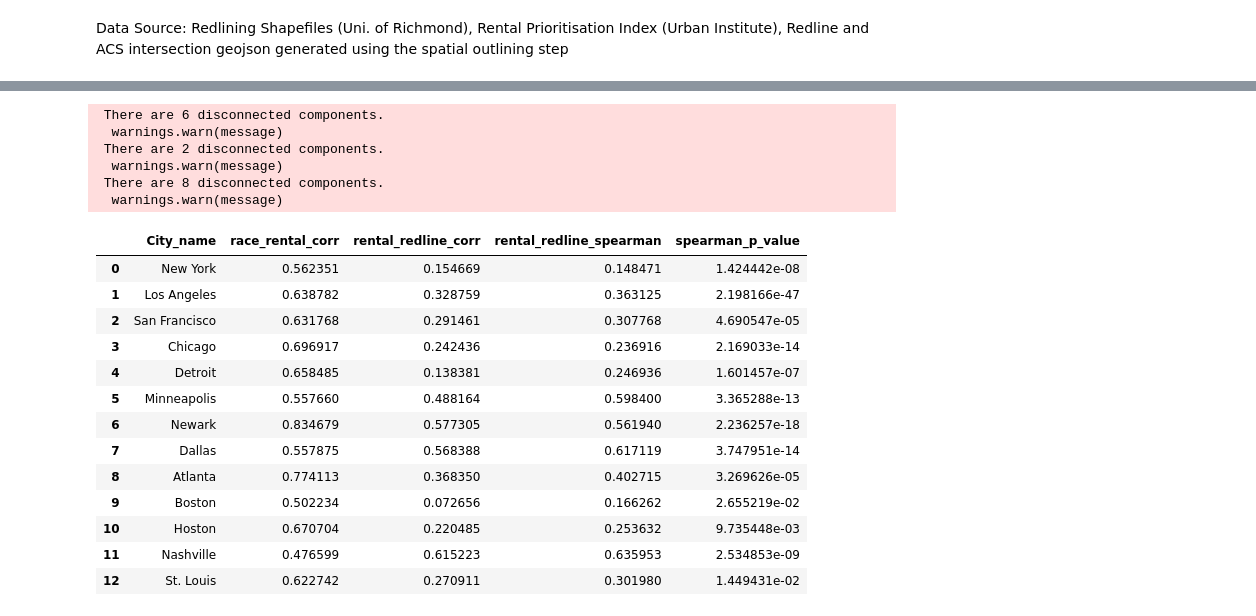
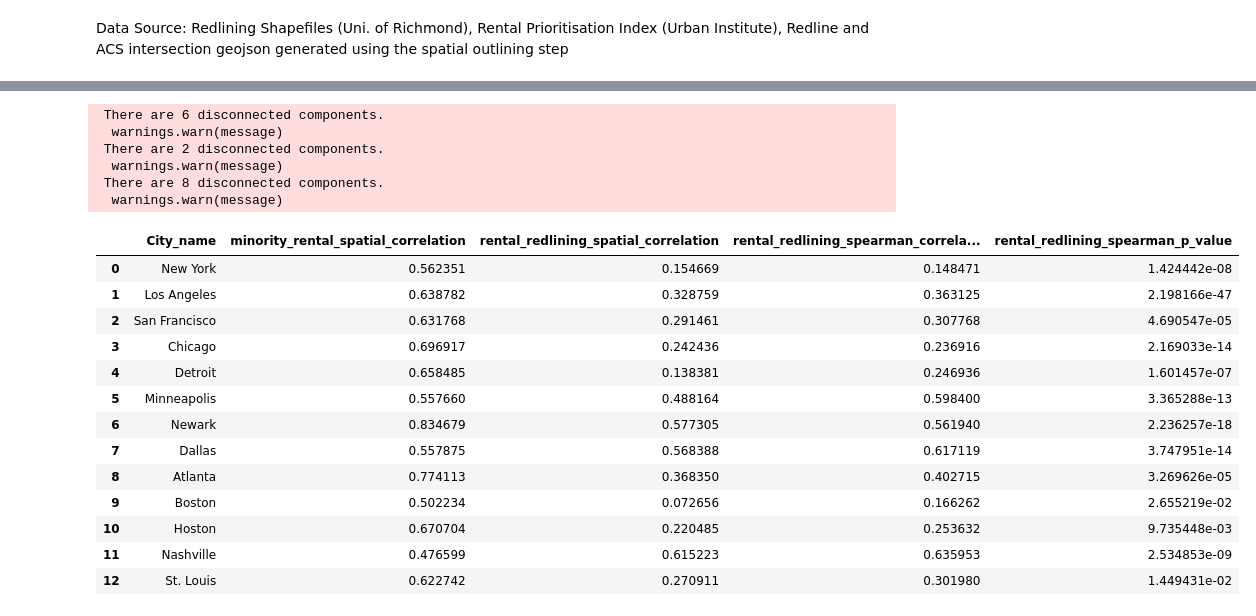
Before and after one commit to mjumbewu/COVIDRedlining, a Jupyter notebook: EDA/spatial_spearman_correlations_rent_redlining.ipynb, the cells around one changed output, grey strips where cells are left out. Cells and saved outputs as stored; diff of their text form; code cells hidden in the pictures.

```diff
--- a/EDA/spatial_spearman_correlations_rent_redlining.ipynb
+++ b/EDA/spatial_spearman_correlations_rent_redlining.ipynb
@@ -146,20 +150,21 @@ def rental_redline_corr(counties,state_rent_data,t=None,state_name=None):
     if(state_name!=None):
         county = county[(county['state_name']==state_name)]
 
+#Dropping islands with no spatial neighbors
     if t!=None:
         county = county.loc[~county.GEOID.isin(t)]
 
-    y = county['ordinal_value'].values
+    y = county['redlining_index'].values
     w = Queen.from_dataframe(county)
     w.transform = 'R'
-    x = county['total_index_quantile'].values
+    x = county['rental_assistance_index'].values
     moran = Moran(y,w)
     moran_loc = Moran_Local(y, w)
     moran_bv = Moran_BV(y, x, w)
     moran_loc_bv = Moran_Local_BV(y, x, w)
     # return(moran_bv.I)
     # print("Spearman Correlation Redline Index and Rental Assistance")
-    coef, p = spearmanr(county['total_index_quantile'], county['ordinal_value'])
+    coef, p = spearmanr(county['rental_assistance_index'], county['redlining_index'])
     return(moran_bv.I,coef,p)
 # %%
 #Function for calculating spatial correlation between rental index and minority populations
@@ -169,10 +174,10 @@ def correlation_racial_rental(counties,state_name=None,t=None):
         county = county[(county['state_name']==state_name)]
     if(t!=None):
         county = county.loc[~county.GEOID.isin(t)]
-    y = county['perc_person_of_color'].values
+    y = county['percentage_minority'].values
     w = Queen.from_dataframe(county)
     w.transform = 'R'
-    x = county['total_index_quantile'].values
+    x = county['rental_assistance_index'].values
     moran = Moran(y,w)
     moran_loc = Moran_Local(y, w)
     moran_bv = Moran_BV(y, x, w)
@@ -333,31 +338,32 @@ Spearman Correlation Redline Index and Rental Assistance
 # %%
 #Saving the output of correlation in a separate table
-correlation_table = pd.DataFrame(columns=['City_name', 'race_rental_corr','rental_redline_corr','rental_redline_spearman','spearman_p_value'])
+#Correlation_table columns include the following - minority_rental_spatial_correlation, rental_redlining_spatial_correlation, rental_redlining_spearman_correlation, rental_redlining_spearman_p_value
+correlation_table = pd.DataFrame(columns=['City_name', 'minority_rental_spatial_correlation','rental_redlining_spatial_correlation','rental_redlining_spearman_correlation','rental_redlining_spearman_p_value'])
 
 correlation_table.loc[len(correlation_table)]=['New York',correlation_racial_rental(['Kings County','Richmond County', 'Bronx County', ' Queens County', 'New York County'],None,['36061000100']),rental_redline_corr(['Kings County','Richmond County', 'Bronx County', ' Queens County', 'New York County'],ny_rent_data,['36061000100'])[0],rental_redline_corr(['Kings County','Richmond County', 'Bronx County', ' Queens County', 'New York County'],ny_rent_data,['36061000100'])[1],rental_redline_corr(['Kings County','Richmond County', 'Bronx County', ' Queens County', 'New York County'],ny_rent_data,['36061000100'])[2]]
 correlation_table.loc[len(correlation_table)]=['Los Angeles',correlation_racial_rental(['Los Angeles County']),rental_redline_corr(['Los Angeles County'],cali_rent_data,['6037401311'])[0],rental_redline_corr(['Los Angeles County'],cali_rent_data,['6037401311'])[1],rental_redline_corr(['Los Angeles County'],cali_rent_data,['6037401311'])[2]]
 correlation_table.loc[len(correlation_table)]=['San Francisco',correlation_racial_rental(['San Francisco County'],None,['06075980401']),rental_redline_corr(['San Francisco County'],cali_rent_data,['06075980401'])[0],rental_redline_corr(['San Francisco County'],cali_rent_data,['06075980401'])[1],rental_redline_corr(['San Francisco County'],cali_rent_data,['06075980401'])[2]]
 correlation_table.loc[len(correlation_table)]=['Chicago',correlation_racial_rental(['Cook County'],'Illinois'),rental_redline_corr(['Cook County'],chicago_rent_data,None,'Illinois')[0],rental_redline_corr(['Cook County'],chicago_rent_data,None,'Illinois')[1],rental_redline_corr(['Cook County'],chicago_rent_data,None,'Illinois')[2]]
 correlation_table.loc[len(correlation_table)]=['Detroit',correlation_racial_rental(['Wayne County'],'Michigan',['26163571800']),rental_redline_corr(['Wayne County'],detroit_rent_data,['26163571800'],'Michigan')[0],rental_redline_corr(['Wayne County'],detroit_rent_data,['26163571800'],'Michigan')[1],rental_redline_corr(['Wayne County'],detroit_rent_data,['26163571800'],'Michigan')[2]]
 correlation_table.loc[len(correlation_table)]=['Minneapolis',correlation_racial_rental(['Hennepin County']),rental_redline_corr(['Hennepin County'],minneapolis_rent_data)[0],rental_redline_corr(['Hennepin County'],minneapolis_rent_data)[1],rental_redline_corr(['Hennepin County'],minneapolis_rent_data)[2]]
 correlation_table.loc[len(correlation_table)]=['Newark',correlation_racial_rental(['Essex County'],'New Jersey'),rental_redline_corr(['Essex County'],newark_rent_data,None,'New Jersey')[0],rental_redline_corr(['Essex County'],newark_rent_data,None,'New Jersey')[1],rental_redline_corr(['Essex County'],newark_rent_data,None,'New Jersey')[2]]
 correlation_table.loc[len(correlation_table)]=['Dallas',correlation_racial_rental(['Dallas County'],'Texas'),rental_redline_corr(['Dallas County'],dallas_rent_data,None,'Texas')[0],rental_redline_corr(['Dallas County'],dallas_rent_data,None,'Texas')[1],rental_redline_corr(['Dallas County'],dallas_rent_data,None,'Texas')[2]]
 correlation_table.loc[len(correlation_table)]=['Atlanta',correlation_racial_rental(['Fulton County'],None,['12057980200']),rental_redline_corr(['Fulton County'],atlanta_rent_data,['12057980200'])[0],rental_redline_corr(['Fulton County'],atlanta_rent_data,['12057980200'])[1],rental_redline_corr(['Fulton County'],atlanta_rent_data,['12057980200'])[2]]
 correlation_table.loc[len(correlation_table)]=['Boston',correlation_racial_rental(['Suffolk County'],'Massachusetts'),rental_redline_corr(['Suffolk County'],boston_rent_data,None,'Massachusetts')[0],rental_redline_corr(['Suffolk County'],boston_rent_data,None,'Massachusetts')[1],rental_redline_corr(['Suffolk County'],boston_rent_data,None,'Massachusetts')[2]]
 correlation_table.loc[len(correlation_table)]=['Hoston',correlation_racial_rental(['Harris County'],'Texas'),rental_redline_corr(['Harris County'],houston_rent_data,None,'Texas')[0],rental_redline_corr(['Harris County'],houston_rent_data,None,'Texas')[1],rental_redline_corr(['Harris County'],houston_rent_data,None,'Texas')[2]]
 correlation_table.loc[len(correlation_table)]=['Nashville',correlation_racial_rental(['Davidson County'],'Tennessee'),rental_redline_corr(['Davidson County'],nashville_rent_data,None,'Tennessee')[0],rental_redline_corr(['Davidson County'],nashville_rent_data,None,'Tennessee')[1],rental_redline_corr(['Davidson County'],nashville_rent_data,None,'Tennessee')[2]]
 correlation_table.loc[len(correlation_table)]=['St. Louis',correlation_racial_rental(['St. Louis County']),rental_redline_corr(['St. Louis County'],stlouis_rent_data,None)[0],rental_redline_corr(['St. Louis County'],stlouis_rent_data,None)[1],rental_redline_corr(['St. Louis County'],stlouis_rent_data,None)[2]]
 
 
 correlation_table
 # %% [output]
  There are 6 disconnected components.
   warnings.warn(message)
  There are 2 disconnected components.
   warnings.warn(message)
  There are 8 disconnected components.
   warnings.warn(message)
-|  | City_name | race_rental_corr | rental_redline_corr | rental_redline_spearman | spearman_p_value |
+|  | City_name | minority_rental_spatial_correlation | rental_redlining_spatial_correlation | rental_redlining_spearman_correla... | rental_redlining_spearman_p_value |
 | 0 | New York | 0.562351 | 0.154669 | 0.148471 | 1.424442e-08 |
 | 1 | Los Angeles | 0.638782 | 0.328759 | 0.363125 | 2.198166e-47 |
 | 2 | San Francisco | 0.631768 | 0.291461 | 0.307768 | 4.690547e-05 |
```
Also changed, not shown: parts of 8 cells of this notebook, 25 other files.
